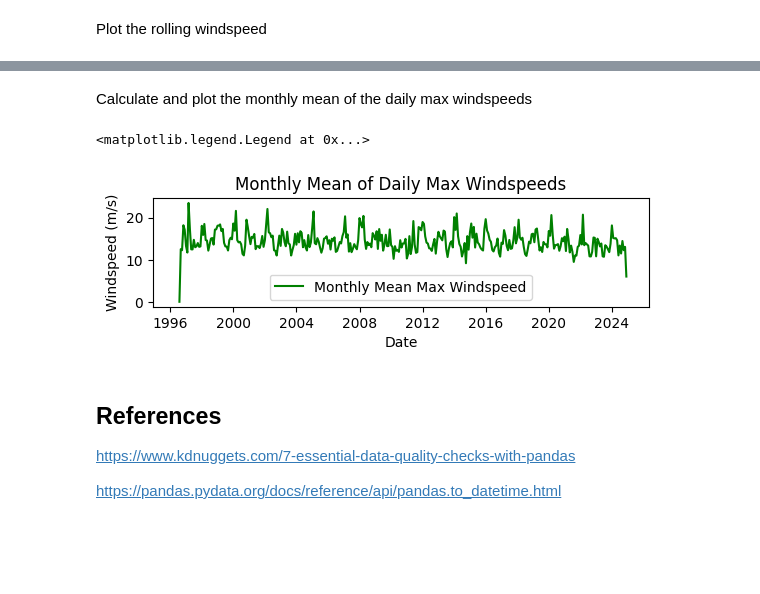
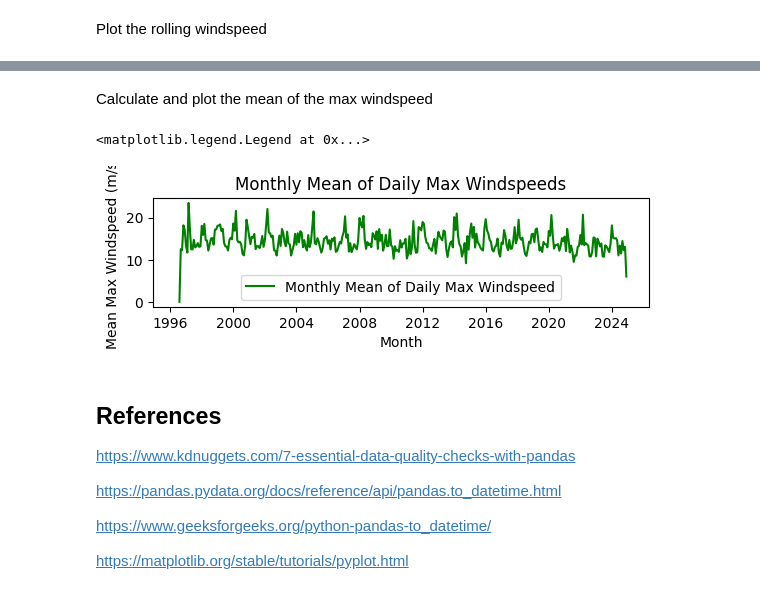
Before and after one commit to GraceMarySmyth/programming-for-data-analytics, a Jupyter notebook: Assignments/assignment_6_Weather.ipynb, the cells around one changed output, grey strips where cells are left out. Saved outputs shown, nothing was run; the diff lists cells and outputs as text; code cells hidden in the pictures; blank space fills up the shorter version.

```diff
--- a/Assignments/assignment_6_Weather.ipynb
+++ b/Assignments/assignment_6_Weather.ipynb
@@ -198,0 +202,10 @@ daily_max_windspeed = df['wdsp'].resample('D').max()
+# %%
+df_reset = df.reset_index()  # Reset the index to access 'date' column
+daily_max_windspeed = df_reset.groupby(df_reset['date'].dt.date)['wdsp'].max()
+
+plt.subplot(3, 1, 2)
+plt.plot(daily_max_windspeed.index, daily_max_windspeed.values, label='Daily Max Windspeed', color='orange')
+plt.title('Max Windspeed for Each Day')
+plt.xlabel('Date')
+plt.ylabel('Max Windspeed (m/s)')
+plt.legend()
@@ -199,19 +215,24 @@ daily_max_windspeed = df['wdsp'].resample('D').max()
 # %% [markdown]
-Calculate and plot the monthly mean of the daily max windspeeds
+Calculate and plot the mean of the max windspeed
 # %%
+daily_max_windspeed.index = pd.to_datetime(daily_max_windspeed.index)  # Ensure the index is a DatetimeIndex
 monthly_mean_max_windspeed = daily_max_windspeed.resample('M').mean()
 
 plt.subplot(3, 1, 3)
-plt.plot(monthly_mean_max_windspeed.index, monthly_mean_max_windspeed, label='Monthly Mean Max Windspeed', color='green')
+plt.plot(monthly_mean_max_windspeed.index, monthly_mean_max_windspeed.values, label='Monthly Mean of Daily Max Windspeed', color='green')
 plt.title('Monthly Mean of Daily Max Windspeeds')
-plt.xlabel('Date')
-plt.ylabel('Windspeed (m/s)')
+plt.xlabel('Month')
+plt.ylabel('Mean Max Windspeed (m/s)')
 plt.legend()
 # %% [output]
 <matplotlib.legend.Legend at 0x...>
-[figure, old version]
+[figure, new version]
 # %% [markdown]
 ## References
 https://www.kdnuggets.com/7-essential-data-quality-checks-with-pandas
 
 https://pandas.pydata.org/docs/reference/api/pandas.to_datetime.html
+
+https://www.geeksforgeeks.org/python-pandas-to_datetime/
+
+https://matplotlib.org/stable/tutorials/pyplot.html
```
Also changed, not shown: parts of 5 cells of this notebook.
